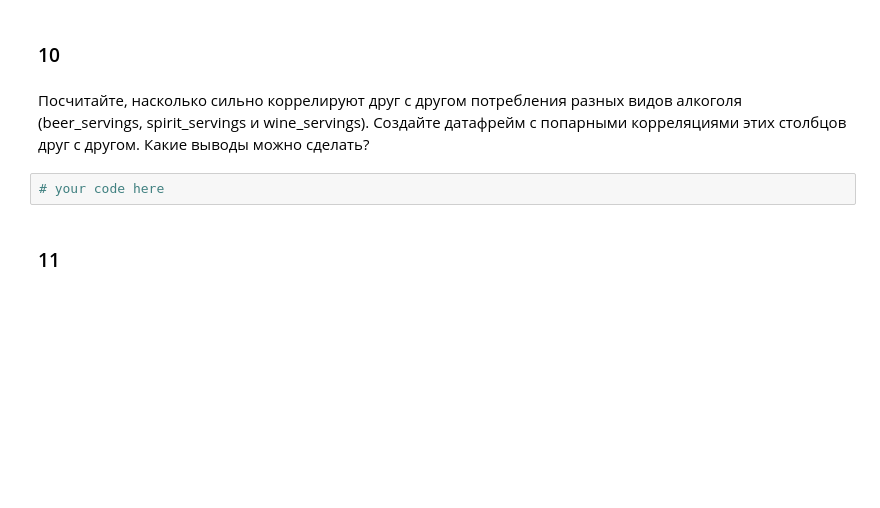
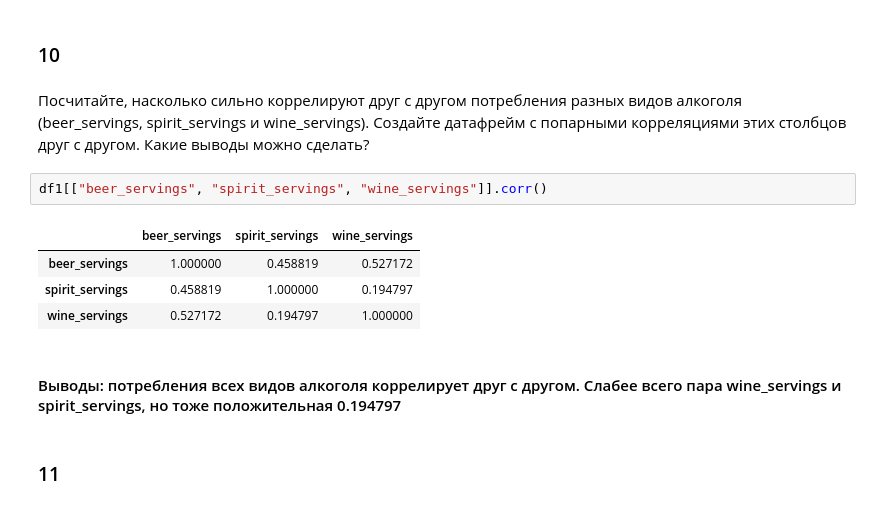
Before and after one commit to wrapper228/ml_hse, a Jupyter notebook: hw1/HW 1 - Numpy. Pandas.ipynb, the cells around one changed output. Saved outputs shown, nothing was run; the diff lists cells and outputs as text; blank space fills up the shorter version.

```diff
--- a/hw1/HW 1 - Numpy. Pandas.ipynb
+++ b/hw1/HW 1 - Numpy. Pandas.ipynb
@@ -890,8 +892,15 @@ df2
 ### 10
 # %% [markdown]
 Посчитайте, насколько сильно коррелируют друг с другом потребления разных видов алкоголя (beer_servings,	spirit_servings и	wine_servings). Создайте датафрейм с попарными корреляциями этих столбцов друг с другом. Какие выводы можно сделать?
-# %%
-# your code here
+# %%
+df1[["beer_servings", "spirit_servings", "wine_servings"]].corr()
+# %% [output]
+|  | beer_servings | spirit_servings | wine_servings |
+| beer_servings | 1.000000 | 0.458819 | 0.527172 |
+| spirit_servings | 0.458819 | 1.000000 | 0.194797 |
+| wine_servings | 0.527172 | 0.194797 | 1.000000 |
+# %% [markdown]
+#### Выводы: потребления всех видов алкоголя коррелирует друг с другом. Слабее всего пара wine_servings и spirit_servings, но тоже положительная 0.194797
 # %% [markdown]
 ### 11
 # %% [markdown]
```
Also changed, not shown: parts of 1 cell of this notebook.
